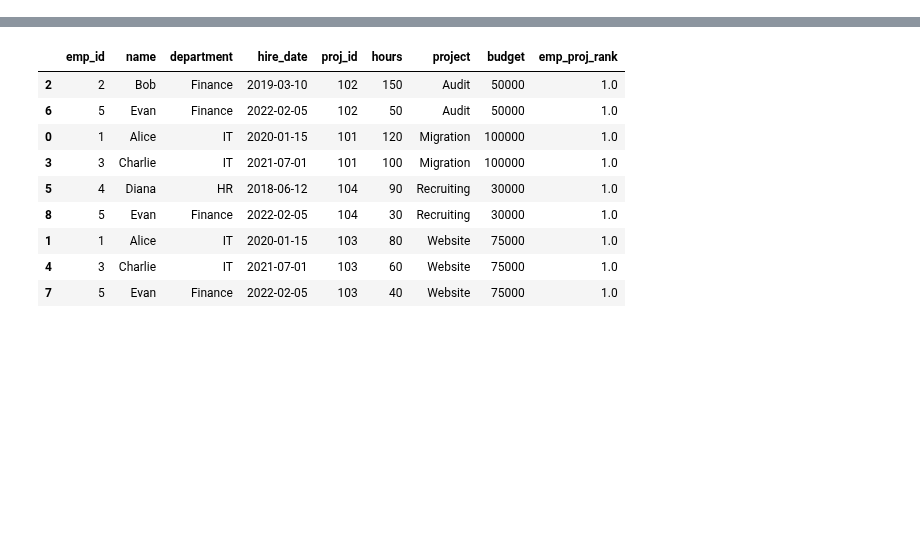
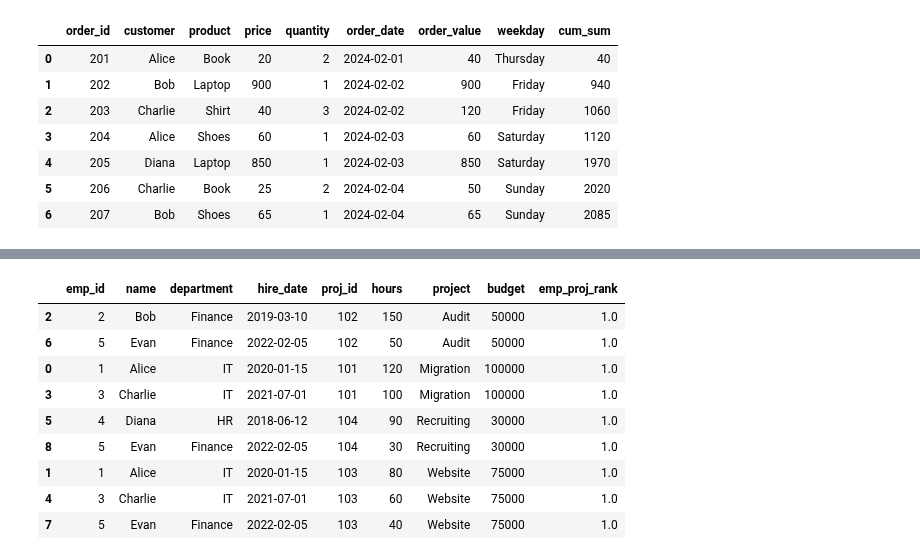
Before and after one commit to edmiller824/sf_tech, a Jupyter notebook: reps.ipynb, the cells around one changed output, grey strips where cells are left out. Saved outputs shown, nothing was run; the diff lists cells and outputs as text; code cells hidden in the pictures; blank space fills up the shorter version.

```diff
--- a/reps.ipynb
+++ b/reps.ipynb
@@ -1,3 +151,53 @@
+# %%
+
+import pandas as pd
+
+orders = pd.DataFrame({
+    "order_id": [201, 202, 203, 204, 205, 206, 207],
+    "customer": ["Alice", "Bob", "Charlie", "Alice", "Diana", "Charlie", "Bob"],
+    "product": ["Book", "Laptop", "Shirt", "Shoes", "Laptop", "Book", "Shoes"],
+    "price": [20, 900, 40, 60, 850, 25, 65],
+    "quantity": [2, 1, 3, 1, 1, 2, 1],
+    "order_date": pd.to_datetime([
+        "2024-02-01","2024-02-02","2024-02-02",
+        "2024-02-03","2024-02-03","2024-02-04","2024-02-04"
+    ])
+})
+
+# 1.	Compute order_value = price * quantity.
+orders['order_value'] = orders['price'] * orders['quantity']
+
+# 2.	Find the total revenue per product.
+prod_rev = orders.groupby('product', as_index=False).agg(product_rev=('order_value', 'sum'))
+
+# 3.	Which customer placed the most orders?
+o_count = orders.groupby('customer', as_index=False).agg(order_count=('order_id', 'count'))
+o_count['rank'] = o_count['order_count'].rank(ascending=False, method='min')
+max_orders = o_count[o_count['rank'] == 1]
+
+df = o_count.sort_values(by=['order_count', 'customer'], ascending=False).iloc[0]
+
+# 4.	For each day, calculate the total quantity of items sold.
+total_quantity = orders.groupby('order_date', as_index=False).agg(total_quant=('quantity', 'sum')).sort_values(by='order_date')
+
+# 5.	Use a list comprehension to add a column weekday with the day name (e.g. "Monday") from order_date.
+orders['weekday'] = orders['order_date'].dt.day_name()
+
+# 6.	Identify customers who spent over 1000 in total revenue.
+customer_spend = orders.groupby('customer', as_index=False).agg(cust_spend=('order_value', 'sum'))
+customer_1000 = customer_spend[customer_spend['cust_spend'] > 1000]
+
+# 7.	Bonus: Compute a running cumulative revenue across all orders sorted by date.
+orders['cum_sum'] = orders.sort_values(by='order_date')['order_value'].cumsum()
+# %% [output]
+|  | order_id | customer | product | price | quantity | order_date | order_value | weekday | cum_sum |
+| 0 | 201 | Alice | Book | 20 | 2 | 2024-02-01 | 40 | Thursday | 40 |
+| 1 | 202 | Bob | Laptop | 900 | 1 | 2024-02-02 | 900 | Friday | 940 |
+| 2 | 203 | Charlie | Shirt | 40 | 3 | 2024-02-02 | 120 | Friday | 1060 |
+| 3 | 204 | Alice | Shoes | 60 | 1 | 2024-02-03 | 60 | Saturday | 1120 |
+| 4 | 205 | Diana | Laptop | 850 | 1 | 2024-02-03 | 850 | Saturday | 1970 |
+| 5 | 206 | Charlie | Book | 25 | 2 | 2024-02-04 | 50 | Sunday | 2020 |
+| 6 | 207 | Bob | Shoes | 65 | 1 | 2024-02-04 | 65 | Sunday | 2085 |
 # %%
 """
 	1.	Compute order_value = price * quantity.
```
Also changed, not shown: parts of 8 cells of this notebook.
